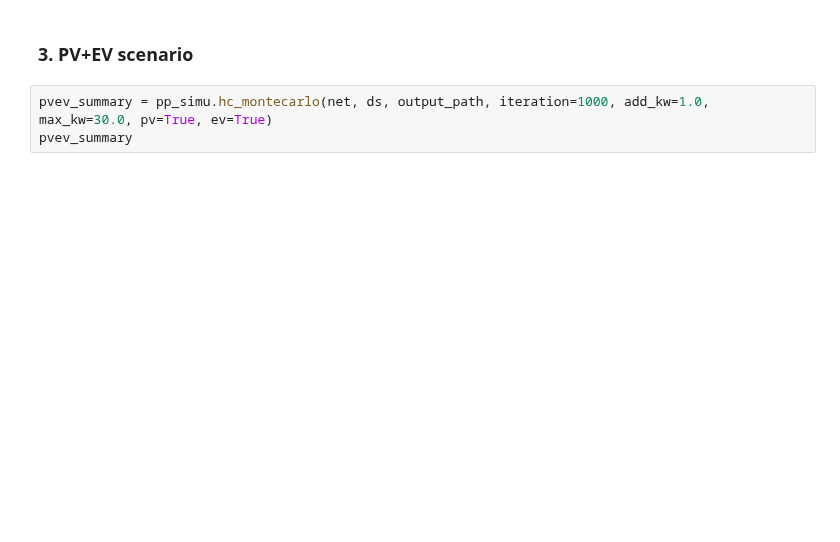
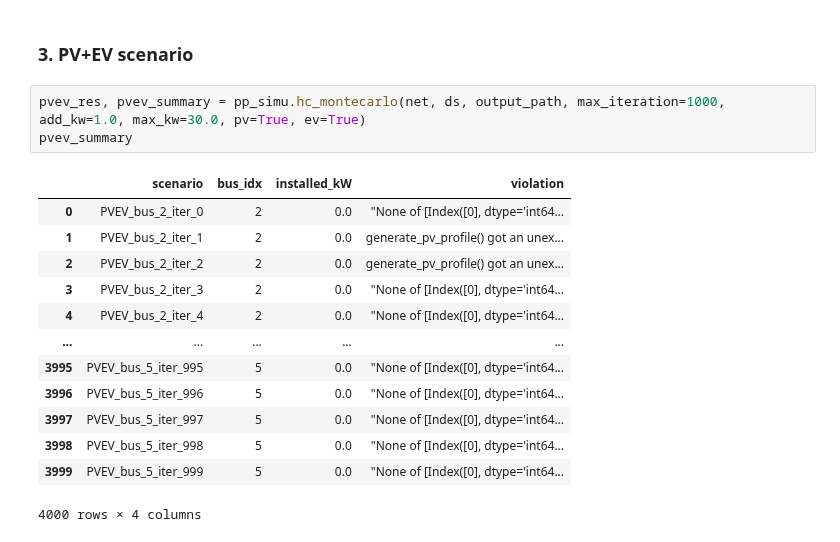
Before and after one commit to antoniovitorvb/IST-thesis-hosting-capacity, a Jupyter notebook: notebooks/probabilistic_HC.ipynb, the cells around one changed output. Saved outputs shown, nothing was run; the diff lists cells and outputs as text; blank space fills up the shorter version.

```diff
--- a/notebooks/probabilistic_HC.ipynb
+++ b/notebooks/probabilistic_HC.ipynb
@@ -82,5 +115,19 @@ ev_summary = pp_simu.hc_montecarlo(net, ds, output_path, iteration=1000, add_kw=
 # %% [markdown]
 ### 3. PV+EV scenario
 # %%
-pvev_summary = pp_simu.hc_montecarlo(net, ds, output_path, iteration=1000, add_kw=1.0, max_kw=30.0, pv=True, ev=True)
+pvev_res, pvev_summary = pp_simu.hc_montecarlo(net, ds, output_path, max_iteration=1000, add_kw=1.0, max_kw=30.0, pv=True, ev=True)
 pvev_summary
+# %% [output]
+|  | scenario | bus_idx | installed_kW | violation |
+| 0 | PVEV_bus_2_iter_0 | 2 | 0.0 | "None of [Index([0], dtype='int64... |
+| 1 | PVEV_bus_2_iter_1 | 2 | 0.0 | generate_pv_profile() got an unex... |
+| 2 | PVEV_bus_2_iter_2 | 2 | 0.0 | generate_pv_profile() got an unex... |
+| 3 | PVEV_bus_2_iter_3 | 2 | 0.0 | "None of [Index([0], dtype='int64... |
+| 4 | PVEV_bus_2_iter_4 | 2 | 0.0 | "None of [Index([0], dtype='int64... |
+| ... | ... | ... | ... | ... |
+| 3995 | PVEV_bus_5_iter_995 | 5 | 0.0 | "None of [Index([0], dtype='int64... |
+| 3996 | PVEV_bus_5_iter_996 | 5 | 0.0 | "None of [Index([0], dtype='int64... |
+| 3997 | PVEV_bus_5_iter_997 | 5 | 0.0 | "None of [Index([0], dtype='int64... |
+| 3998 | PVEV_bus_5_iter_998 | 5 | 0.0 | "None of [Index([0], dtype='int64... |
+| 3999 | PVEV_bus_5_iter_999 | 5 | 0.0 | "None of [Index([0], dtype='int64... |
+4000 rows × 4 columns
```
Also changed, not shown: parts of 2 cells of this notebook, 15 other files.
